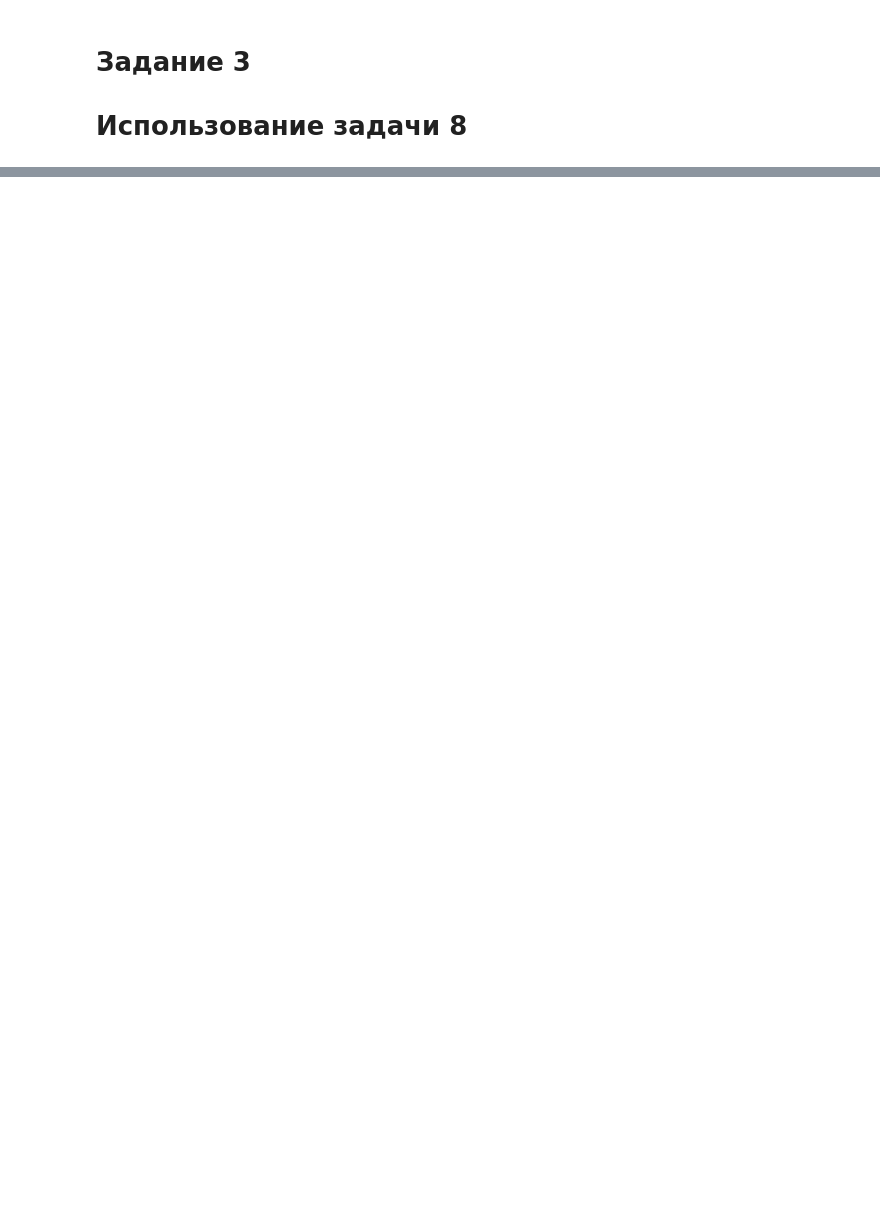
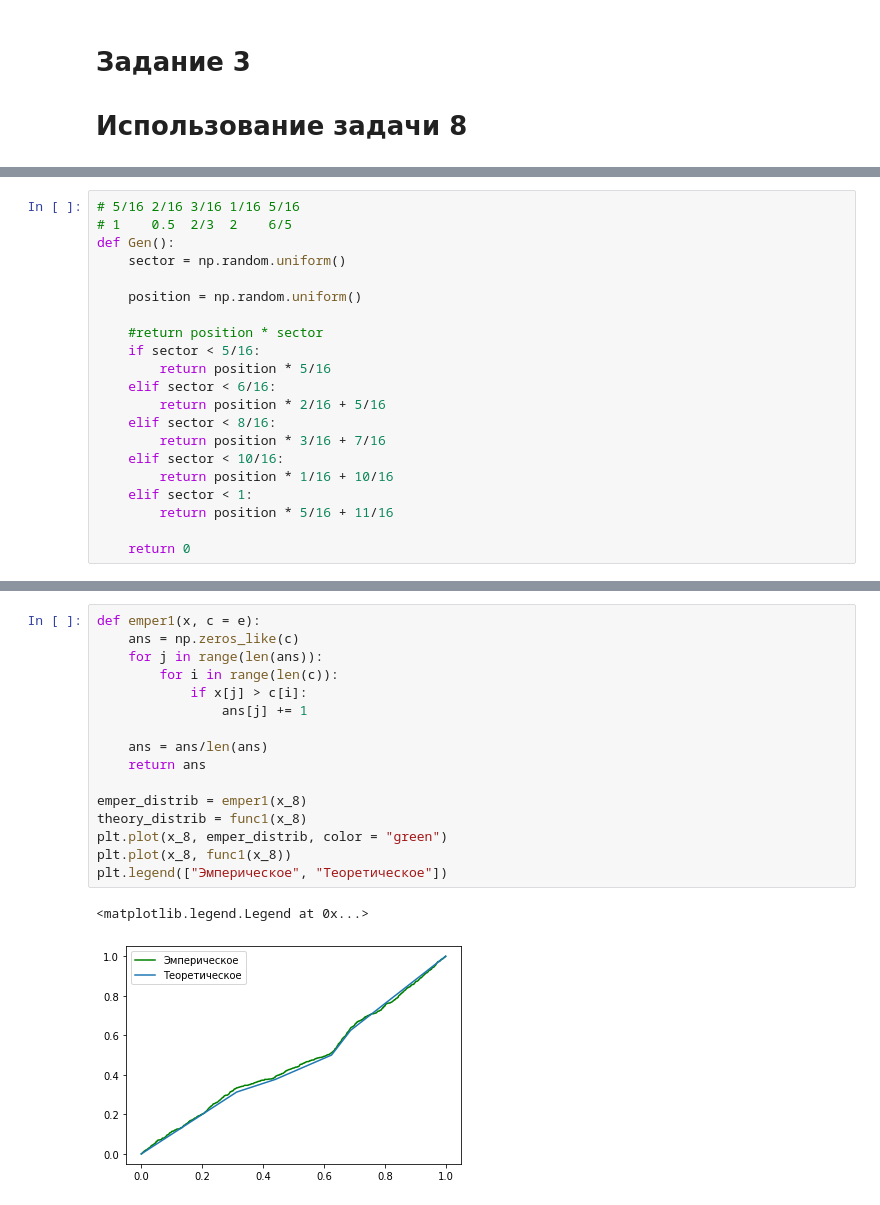
Before and after one commit to rw404/MS, a Jupyter notebook: Distributions.ipynb, the cells around one changed output, grey strips where cells are left out. Cells and saved outputs as stored; diff of their text form; blank space fills up the shorter version.

```diff
--- a/Distributions.ipynb
+++ b/Distributions.ipynb
@@ -289,0 +312,21 @@ plt.plot(x_8, func(x_8))
+# %%
+# 5/16 2/16 3/16 1/16 5/16
+# 1    0.5  2/3  2    6/5
+def Gen():
+    sector = np.random.uniform()
+
+    position = np.random.uniform()
+
+    #return position * sector
+    if sector < 5/16:
+        return position * 5/16
+    elif sector < 6/16:
+        return position * 2/16 + 5/16
+    elif sector < 8/16:
+        return position * 3/16 + 7/16
+    elif sector < 10/16:
+        return position * 1/16 + 10/16
+    elif sector < 1:
+        return position * 5/16 + 11/16
+
+    return 0
@@ -289,0 +373,19 @@ plt.plot(x_8, func(x_8))
+# %%
+def emper1(x, c = e):
+    ans = np.zeros_like(c)
+    for j in range(len(ans)):
+        for i in range(len(c)):
+            if x[j] > c[i]:
+                ans[j] += 1
+
+    ans = ans/len(ans)
+    return ans
+
+emper_distrib = emper1(x_8)
+theory_distrib = func1(x_8)
+plt.plot(x_8, emper_distrib, color = "green")
+plt.plot(x_8, func1(x_8))
+plt.legend(["Эмперическое", "Теоретическое"])
+# %% [output]
+<matplotlib.legend.Legend at 0x...>
+[figure, added]
```
Also changed, not shown: parts of 61 cells of this notebook.
